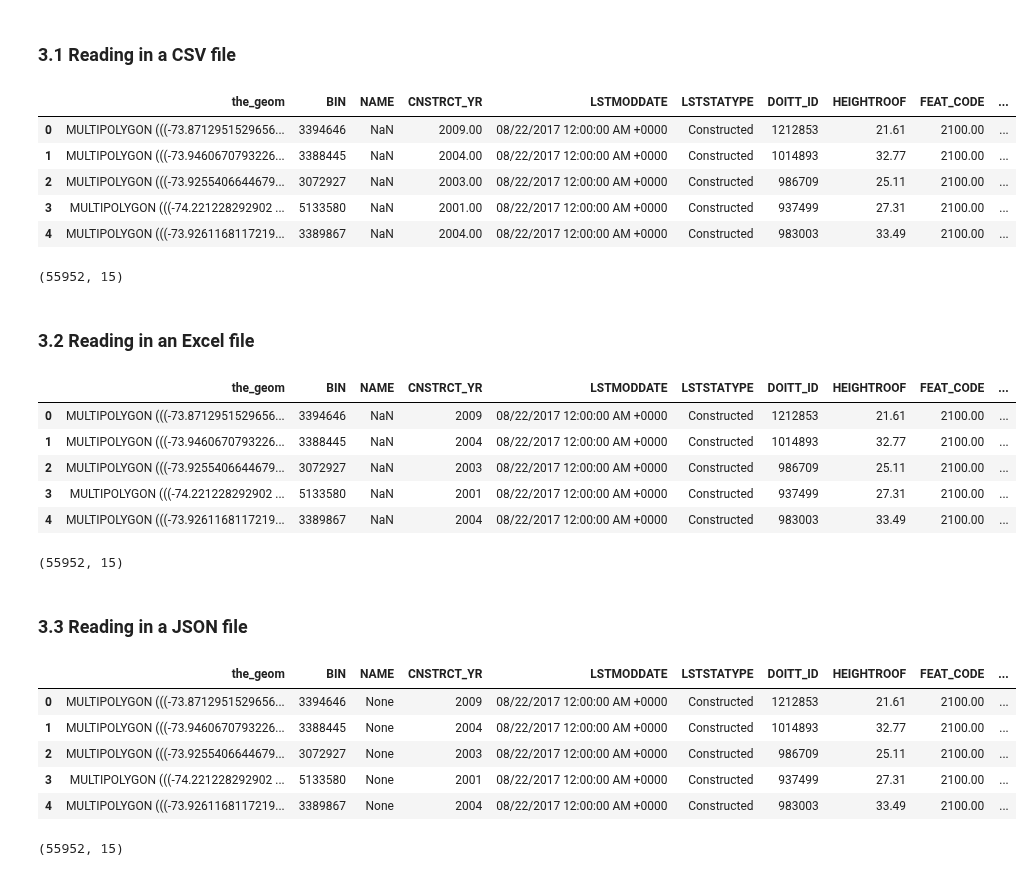
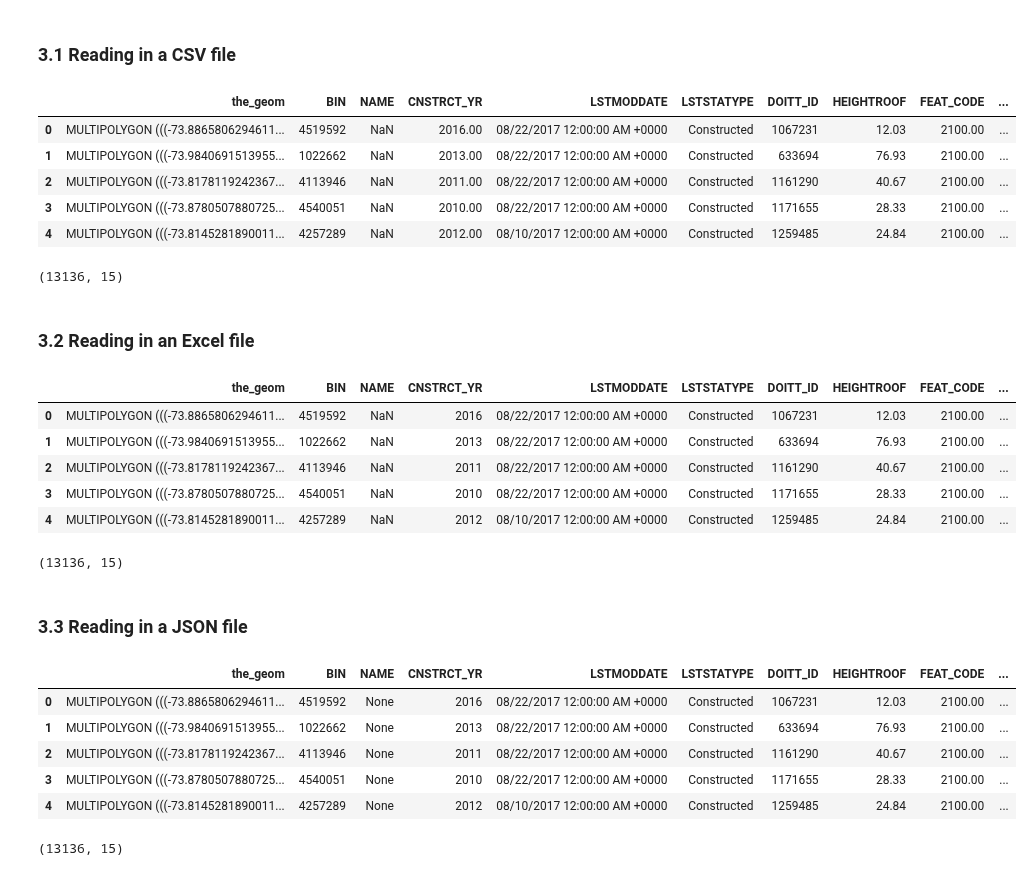
Before and after one commit to mebauer/data-analysis-using-python, a Jupyter notebook: 1-reading-writing-files/1-reading-writing-files.ipynb, the cells around one changed output. Cells and saved outputs as stored; diff of their text form; code cells hidden in the pictures.

```diff
--- a/1-reading-writing-files/1-reading-writing-files.ipynb
+++ b/1-reading-writing-files/1-reading-writing-files.ipynb
@@ -267,48 +314,48 @@ building-after-2000.csv   building-after-2000.xlsx
 # %% [markdown]
 ### 3.1 Reading in a CSV file
 # %%
-building_footprints_after_2000 = pd.read_csv('data/building-after-2000.csv')
-building_footprints_after_2000.head()
+building_footprints_after_2010 = pd.read_csv('data/building-after-2010.csv')
+building_footprints_after_2010.head()
 # %% [output]
 |  | the_geom | BIN | NAME | CNSTRCT_YR | LSTMODDATE | LSTSTATYPE | DOITT_ID | HEIGHTROOF | FEAT_CODE | ... |
-| 0 | MULTIPOLYGON (((-73.8712951529656... | 3394646 | NaN | 2009.00 | 08/22/2017 12:00:00 AM +0000 | Constructed | 1212853 | 21.61 | 2100.00 | ... |
-| 1 | MULTIPOLYGON (((-73.9460670793226... | 3388445 | NaN | 2004.00 | 08/22/2017 12:00:00 AM +0000 | Constructed | 1014893 | 32.77 | 2100.00 | ... |
-| 2 | MULTIPOLYGON (((-73.9255406644679... | 3072927 | NaN | 2003.00 | 08/22/2017 12:00:00 AM +0000 | Constructed | 986709 | 25.11 | 2100.00 | ... |
-| 3 | MULTIPOLYGON (((-74.221228292902 ... | 5133580 | NaN | 2001.00 | 08/22/2017 12:00:00 AM +0000 | Constructed | 937499 | 27.31 | 2100.00 | ... |
-| 4 | MULTIPOLYGON (((-73.9261168117219... | 3389867 | NaN | 2004.00 | 08/22/2017 12:00:00 AM +0000 | Constructed | 983003 | 33.49 | 2100.00 | ... |
+| 0 | MULTIPOLYGON (((-73.8865806294611... | 4519592 | NaN | 2016.00 | 08/22/2017 12:00:00 AM +0000 | Constructed | 1067231 | 12.03 | 2100.00 | ... |
+| 1 | MULTIPOLYGON (((-73.9840691513955... | 1022662 | NaN | 2013.00 | 08/22/2017 12:00:00 AM +0000 | Constructed | 633694 | 76.93 | 2100.00 | ... |
+| 2 | MULTIPOLYGON (((-73.8178119242367... | 4113946 | NaN | 2011.00 | 08/22/2017 12:00:00 AM +0000 | Constructed | 1161290 | 40.67 | 2100.00 | ... |
+| 3 | MULTIPOLYGON (((-73.8780507880725... | 4540051 | NaN | 2010.00 | 08/22/2017 12:00:00 AM +0000 | Constructed | 1171655 | 28.33 | 2100.00 | ... |
+| 4 | MULTIPOLYGON (((-73.8145281890011... | 4257289 | NaN | 2012.00 | 08/10/2017 12:00:00 AM +0000 | Constructed | 1259485 | 24.84 | 2100.00 | ... |
 # %%
-building_footprints_after_2000.shape
+building_footprints_after_2010.shape
 # %% [output]
-(55952, 15)
+(13136, 15)
 # %% [markdown]
 ### 3.2 Reading in an Excel file
 # %%
-building_footprints_after_2000 = pd.read_excel('data/building-after-2000.xlsx')
-building_footprints_after_2000.head()
+building_footprints_after_2010 = pd.read_excel('data/building-after-2010.xlsx')
+building_footprints_after_2010.head()
 # %% [output]
 |  | the_geom | BIN | NAME | CNSTRCT_YR | LSTMODDATE | LSTSTATYPE | DOITT_ID | HEIGHTROOF | FEAT_CODE | ... |
-| 0 | MULTIPOLYGON (((-73.8712951529656... | 3394646 | NaN | 2009 | 08/22/2017 12:00:00 AM +0000 | Constructed | 1212853 | 21.61 | 2100.00 | ... |
-| 1 | MULTIPOLYGON (((-73.9460670793226... | 3388445 | NaN | 2004 | 08/22/2017 12:00:00 AM +0000 | Constructed | 1014893 | 32.77 | 2100.00 | ... |
-| 2 | MULTIPOLYGON (((-73.9255406644679... | 3072927 | NaN | 2003 | 08/22/2017 12:00:00 AM +0000 | Constructed | 986709 | 25.11 | 2100.00 | ... |
-| 3 | MULTIPOLYGON (((-74.221228292902 ... | 5133580 | NaN | 2001 | 08/22/2017 12:00:00 AM +0000 | Constructed | 937499 | 27.31 | 2100.00 | ... |
-| 4 | MULTIPOLYGON (((-73.9261168117219... | 3389867 | NaN | 2004 | 08/22/2017 12:00:00 AM +0000 | Constructed | 983003 | 33.49 | 2100.00 | ... |
+| 0 | MULTIPOLYGON (((-73.8865806294611... | 4519592 | NaN | 2016 | 08/22/2017 12:00:00 AM +0000 | Constructed | 1067231 | 12.03 | 2100.00 | ... |
+| 1 | MULTIPOLYGON (((-73.9840691513955... | 1022662 | NaN | 2013 | 08/22/2017 12:00:00 AM +0000 | Constructed | 633694 | 76.93 | 2100.00 | ... |
+| 2 | MULTIPOLYGON (((-73.8178119242367... | 4113946 | NaN | 2011 | 08/22/2017 12:00:00 AM +0000 | Constructed | 1161290 | 40.67 | 2100.00 | ... |
+| 3 | MULTIPOLYGON (((-73.8780507880725... | 4540051 | NaN | 2010 | 08/22/2017 12:00:00 AM +0000 | Constructed | 1171655 | 28.33 | 2100.00 | ... |
+| 4 | MULTIPOLYGON (((-73.8145281890011... | 4257289 | NaN | 2012 | 08/10/2017 12:00:00 AM +0000 | Constructed | 1259485 | 24.84 | 2100.00 | ... |
 # %%
-building_footprints_after_2000.shape
+building_footprints_after_2010.shape
 # %% [output]
-(55952, 15)
+(13136, 15)
 # %% [markdown]
 ### 3.3 Reading in a JSON file
 # %%
-building_footprints_after_2000 = pd.read_json('data/building-after-2000.json')
-building_footprints_after_2000.head()
+building_footprints_after_2010 = pd.read_json('data/building-after-2010.json')
+building_footprints_after_2010.head()
 # %% [output]
 |  | the_geom | BIN | NAME | CNSTRCT_YR | LSTMODDATE | LSTSTATYPE | DOITT_ID | HEIGHTROOF | FEAT_CODE | ... |
-| 0 | MULTIPOLYGON (((-73.8712951529656... | 3394646 | None | 2009 | 08/22/2017 12:00:00 AM +0000 | Constructed | 1212853 | 21.61 | 2100.00 | ... |
-| 1 | MULTIPOLYGON (((-73.9460670793226... | 3388445 | None | 2004 | 08/22/2017 12:00:00 AM +0000 | Constructed | 1014893 | 32.77 | 2100.00 | ... |
-| 2 | MULTIPOLYGON (((-73.9255406644679... | 3072927 | None | 2003 | 08/22/2017 12:00:00 AM +0000 | Constructed | 986709 | 25.11 | 2100.00 | ... |
-| 3 | MULTIPOLYGON (((-74.221228292902 ... | 5133580 | None | 2001 | 08/22/2017 12:00:00 AM +0000 | Constructed | 937499 | 27.31 | 2100.00 | ... |
-| 4 | MULTIPOLYGON (((-73.9261168117219... | 3389867 | None | 2004 | 08/22/2017 12:00:00 AM +0000 | Constructed | 983003 | 33.49 | 2100.00 | ... |
+| 0 | MULTIPOLYGON (((-73.8865806294611... | 4519592 | None | 2016 | 08/22/2017 12:00:00 AM +0000 | Constructed | 1067231 | 12.03 | 2100.00 | ... |
+| 1 | MULTIPOLYGON (((-73.9840691513955... | 1022662 | None | 2013 | 08/22/2017 12:00:00 AM +0000 | Constructed | 633694 | 76.93 | 2100.00 | ... |
+| 2 | MULTIPOLYGON (((-73.8178119242367... | 4113946 | None | 2011 | 08/22/2017 12:00:00 AM +0000 | Constructed | 1161290 | 40.67 | 2100.00 | ... |
+| 3 | MULTIPOLYGON (((-73.8780507880725... | 4540051 | None | 2010 | 08/22/2017 12:00:00 AM +0000 | Constructed | 1171655 | 28.33 | 2100.00 | ... |
+| 4 | MULTIPOLYGON (((-73.8145281890011... | 4257289 | None | 2012 | 08/10/2017 12:00:00 AM +0000 | Constructed | 1259485 | 24.84 | 2100.00 | ... |
 # %%
-building_footprints_after_2000.shape
+building_footprints_after_2010.shape
 # %% [output]
-(55952, 15)
+(13136, 15)
```
Also changed, not shown: parts of 29 cells of this notebook, 11 other files.
